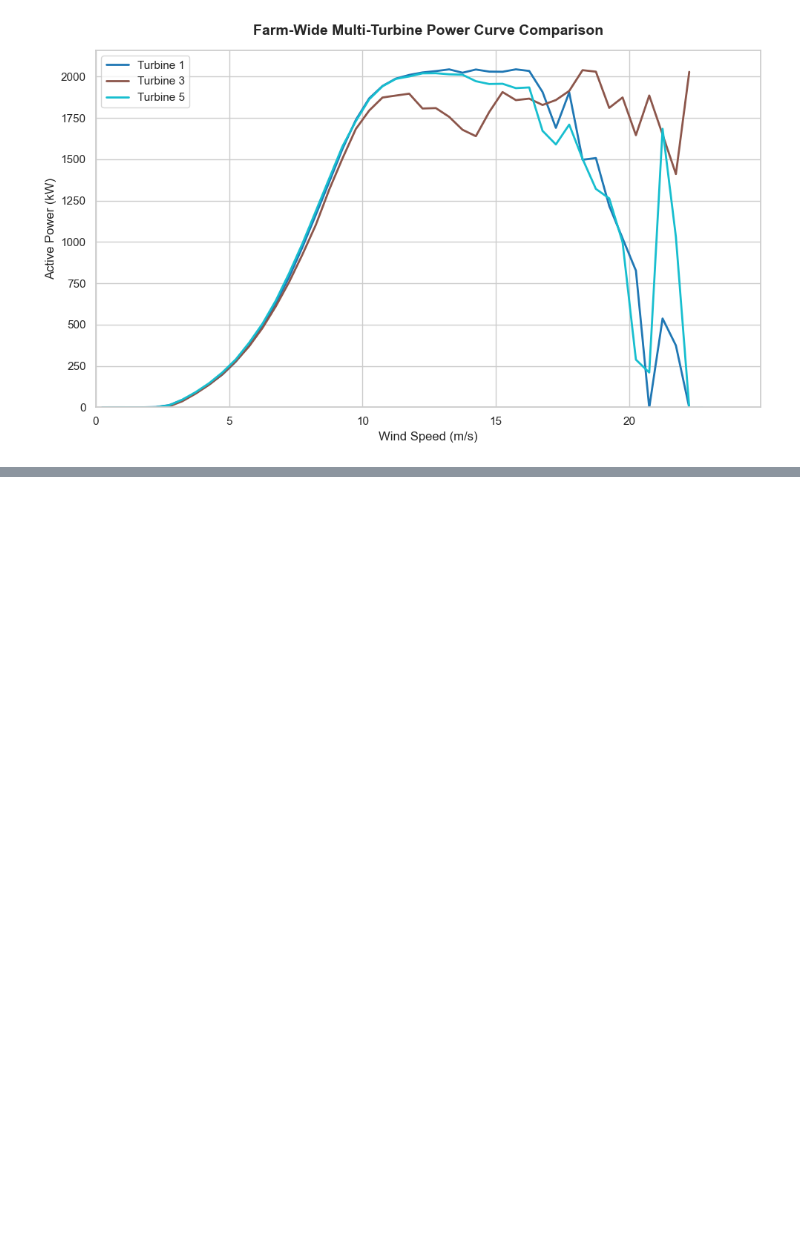
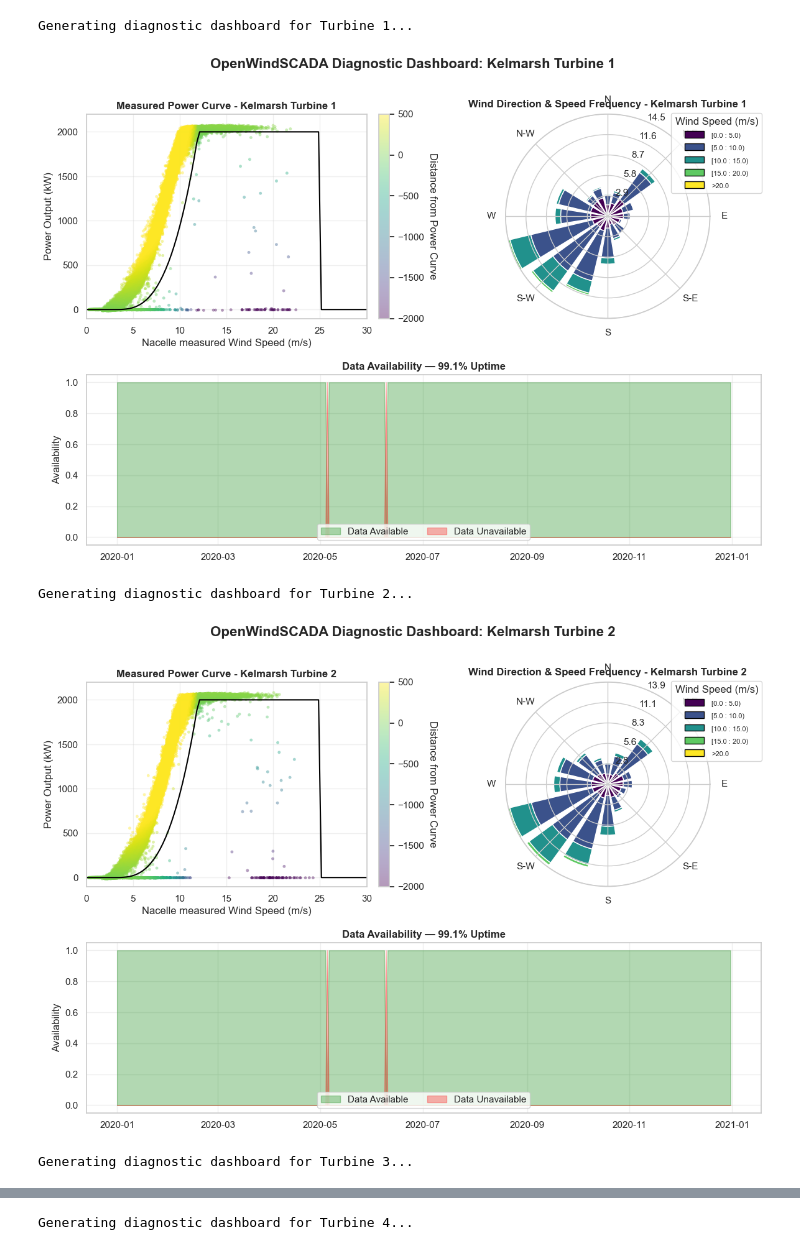
Before and after one commit to farrasmfikry/kelmarsh-scada-analysis, a Jupyter notebook: notebooks/05_multi_turbine_comparison.ipynb, the cells around one changed output, grey strips where cells are left out. Cells and saved outputs as stored; diff of their text form; code cells hidden in the pictures; blank space fills up the shorter version.

```diff
--- a/notebooks/05_multi_turbine_comparison.ipynb
+++ b/notebooks/05_multi_turbine_comparison.ipynb
@@ -11,7 +11,7 @@ import matplotlib.pyplot as plt
 
 # 1. Dictionary to hold multi-turbine datasets
 turbine_data = {}
-turbine_ids = ['1', '3', '5']  # Adjust based on your filenames (e.g., Kelmarsh_SCADA_2019_T1.csv)
+turbine_ids = ['1', '2', '3', '4', '5', '6']  # Adjust based on your filenames (e.g., Kelmarsh_SCADA_2019_T1.csv)
 
 for t_id in turbine_ids:
     file_path = Path(f"../data/Turbine_Data_Kelmarsh_{t_id}_2020-01-01_-_2021-01-01.csv")
@@ -31,5 +31,52 @@ if turbine_data:
     plt.show()
 else:
     print("Please ensure your multi-turbine CSV files are placed in the data/ folder.")
-# %% [output]
-[figure, removed]
+# %%
+import sys
+from pathlib import Path
+import matplotlib.pyplot as plt
+
+# Add root directory to path
+sys.path.append(str(Path.cwd().parent))
+
+from src.data_loader import load_scada_data
+from src.plotting import plot_turbine_diagnostic_dashboard
+
+# 1. Define turbine IDs to process
+turbine_ids = ['1', '2', '3', '4', '5', '6']
+
+# Create output folder for saved portfolio images
+output_dir = Path("../notebooks/plots/dashboards")
+output_dir.mkdir(parents=True, exist_ok=True)
+
+# 2. Loop through each turbine and generate dashboard
+for t_id in turbine_ids:
+    file_path = Path(f"../data/Turbine_Data_Kelmarsh_{t_id}_2020-01-01_-_2021-01-01.csv") # Adjust filename pattern to match your setup
+
+    if file_path.exists():
+        print(f"Generating diagnostic dashboard for Turbine {t_id}...")
+        df = load_scada_data(file_path)
+
+        # Generate dashboard figure
+        fig = plot_turbine_diagnostic_dashboard(
+            df,
+            turbine_name=f"Kelmarsh Turbine {t_id}",
+            wind_col='Wind speed (m/s)',
+            power_col='Power (kW)',
+            dir_col='Wind direction (°)'
+        )
+
+        # Save high-resolution image for GitHub README / portfolio showcase
+        save_path = output_dir / f"dashboard_turbine_{t_id}.png"
+        fig.savefig(save_path, dpi=300, bbox_inches='tight')
+        plt.show()
+    else:
+        print(f"File for Turbine {t_id} not found at {file_path}. Skipping...")
+
+print(f"\nAll available turbine dashboards successfully generated and saved to {output_dir}!")
+# %% [output]
+Generating diagnostic dashboard for Turbine 1...
+[figure, added]
+Generating diagnostic dashboard for Turbine 2...
+[figure, added]
+Generating diagnostic dashboard for Turbine 3...
@@ -35,0 +84 @@ else:
+Generating diagnostic dashboard for Turbine 4...
```
Also changed, not shown: parts of 1 cell of this notebook, 12 other files.
